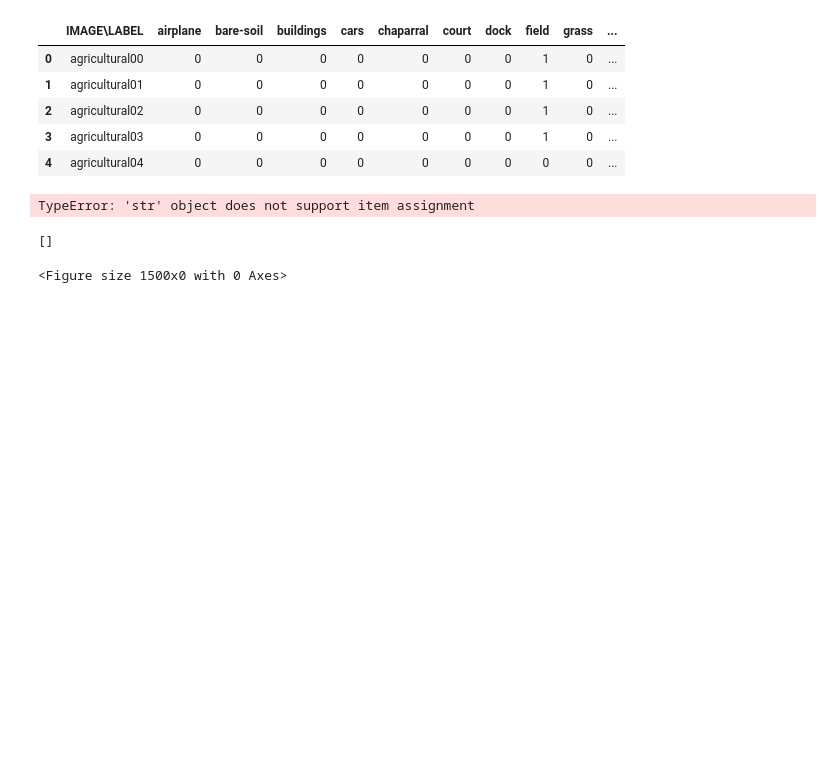
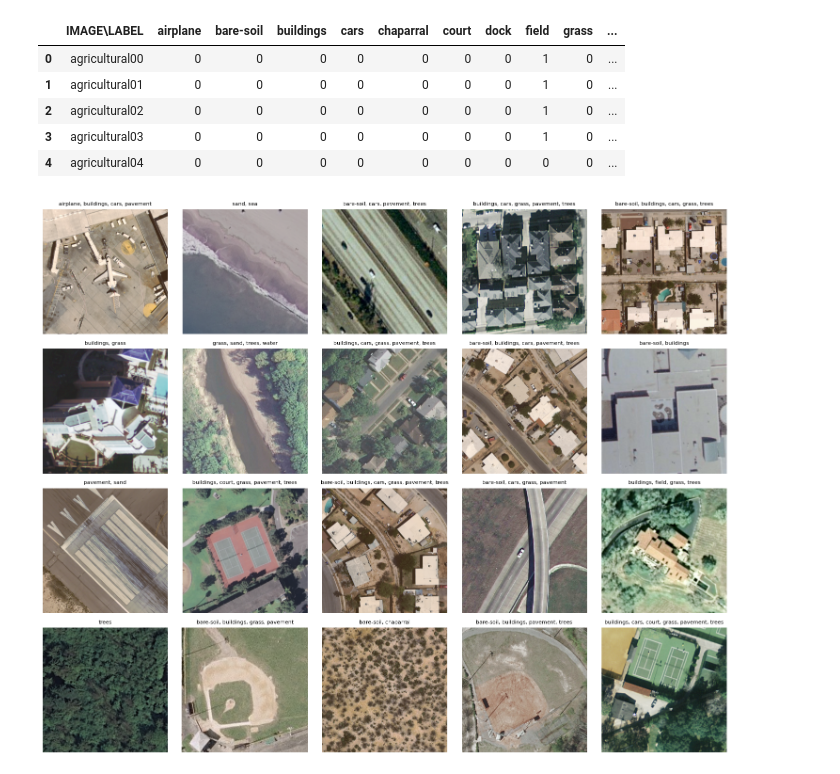
Before and after one commit to alexklupsch/wur_deep_learning, a Jupyter notebook: multi_label.ipynb, the cells around one changed output. Saved outputs shown, nothing was run; the diff lists cells and outputs as text; code cells hidden in the pictures; blank space fills up the shorter version.

Commit message:
added train,test,val split function and random 20 plots function

```diff
--- a/multi_label.ipynb
+++ b/multi_label.ipynb
@@ -126,11 +126,6 @@ labels = df[label_cols].values
 paths = df["path"].values
 dataset = [(path, label) for label, path in zip(labels, paths)]
 # %%
-############################
-## NEED TO FINISH THIS STILL
-############################
-
-
 def split_train_test(dataset, val_ratio, test_ratio):
 
   random.seed(42) # to ensure the same test set for different models
@@ -142,62 +137,58 @@ def split_train_test(dataset, val_ratio, test_ratio):
   sample_length = len(dataset)
 
   test_split = int(sample_length * test_ratio)
-  test_dataset.extend([(image, label) for image in i])
-  for label, image_path in dataset:
+  test_dataset.extend([sample for sample in dataset[:test_split]])
 
-    ## split off the test_dataset with the fixed random seed first to keep test set consistent
-    test_split = int(sample_length * test_ratio)
-    test_dataset.extend([(image, label) for image in image_paths[:test_split]])
-    image_paths = image_paths[test_split:]
+  dataset = dataset[test_split:]
 
-    ## reshuffle to mix up training and validation data for different runs
-    random.seed()
-    random.shuffle(image_paths)
-
-    val_split = int(sample_length * val_ratio)
-
-    val_dataset.extend([(image, label) for image in image_paths[:val_split]])
-    train_dataset.extend([(image, label) for image in image_paths[val_split:]])
+  var_split = int(sample_length * val_ratio)
+  val_dataset.extend([sample for sample in dataset[:var_split]])
+  train_dataset.extend([sample for sample in dataset[var_split:]])
 
   return train_dataset, val_dataset, test_dataset
 
 train_dataset,val_dataset, test_dataset = split_train_test(dataset, val_ratio = 0.15, test_ratio=0.15)
-# %% [output]
-TypeError: 'str' object does not support item assignment
-# %%
-train_dataset
-# %% [output]
-[]
 # %%
-def plot_first_per_class(data, index_to_class, cols=5, figsize=(15, 3)):
+def plot_random_samples(data, n_samples=20, cols=5, figsize=(15, 3)):
+    """
+    Plot random images from dataset (ignores labels).
 
-    # Collect first image per label
-    first_image_per_label = {}
-    for image_path, label in data:
-        if label not in first_image_per_label:
-            first_image_per_label[label] = image_path
+    Parameters
+    ----------
+    data : list of tuples
+        Each item is (image_path, label_vector)
+    n_samples : int
+        Number of random images to plot
+    cols : int
+        Number of subplot columns
+    figsize : tuple
+        Base figure size (width, height_per_row)
+    """
+    import random
+    import matplotlib.pyplot as plt
+    from PIL import Image
 
-    labels = sorted(first_image_per_label.keys())
-    num_classes = len(labels)
-    rows = (num_classes + cols - 1) // cols
+    # Randomly sample data points
+    samples = random.sample(data, min(n_samples, len(data)))
 
+    rows = (len(samples) + cols - 1) // cols
     plt.figure(figsize=(figsize[0], figsize[1] * rows))
 
-    for i, label in enumerate(labels):
-        image_path = first_image_per_label[label]
-        class_name = index_to_class.get(label, "unknown")
-
+    for i, (image_path, label_vector) in enumerate(samples):
         with Image.open(image_path) as img:
             img = img.convert("RGB")
 
             plt.subplot(rows, cols, i + 1)
             plt.imshow(img)
-            plt.title(f"{label}: {class_name}")
+
+            active_labels = [label_cols[j] for j, v in enumerate(label_vector) if v == 1]
+            plt.title(", ".join(active_labels), fontsize=8)
+
             plt.axis("off")
 
     plt.tight_layout()
     plt.show()
 # %%
-plot_first_per_class(test_dataset, labels_map) ## should plot the same images in every project!!
+plot_random_samples(test_dataset) ## should plot the same images in every project!!
 # %% [output]
-<Figure size 1500x0 with 0 Axes>
+[figure, added]
```
Also changed, not shown: parts of 3 cells of this notebook.
